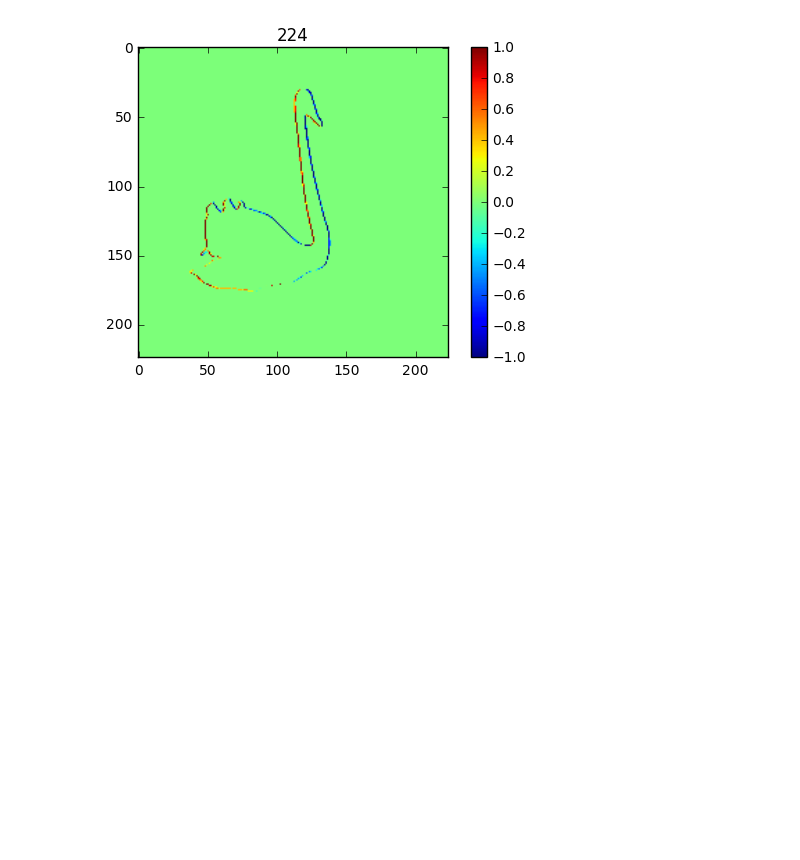
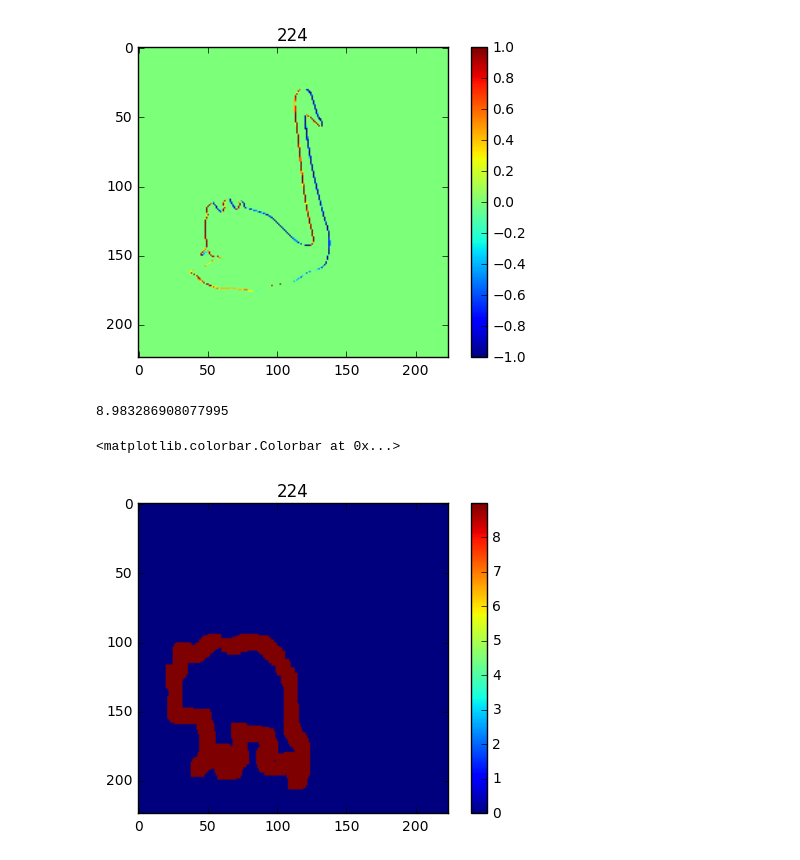
Before and after one commit to amilgeorge/2016-Adam, a Jupyter notebook: LabelDiff.ipynb, the cells around one changed output. Cells and saved outputs as stored; diff of their text form; code cells hidden in the pictures; blank space fills up the shorter version.

```diff
--- a/LabelDiff.ipynb
+++ b/LabelDiff.ipynb
@@ -55,3 +55,28 @@ for image_no in range(len(label_list)):
 [figure]
 [figure]
 [figure]
+# %%
+import matplotlib.pyplot as plt
+import numpy as np
+from skimage import morphology
+%matplotlib inline
+
+label_imgs = ['/Annotations/480p/bear/00002.png' ,'/Annotations/480p/bear/00003.png']
+diff_img_224 = diff(label_imgs[0],label_imgs[1],224)
+diff_img_224 = np.absolute(diff_img_224)
+diff_img_224[diff_img_224>0] = 1
+diff_img_224 = morphology.dilation(diff_img_224,np.ones([10,10]))
+count = np.count_nonzero(diff_img_224)
+zeros = np.where(diff_img_224==0)[0]
+ones = np.where(diff_img_224==1)[0]
+print(zeros.shape[0]/ones.shape[0])
+factor = zeros.shape[0]/ones.shape[0]
+diff_img_224 = diff_img_224 * factor
+plt.figure()
+plt.imshow(diff_img_224)
+plt.title("224")
+plt.colorbar()
+# %% [output]
+8.983286908077995
+<matplotlib.colorbar.Colorbar at 0x...>
+[figure, added]
```
Also changed, not shown: 19 other files.
